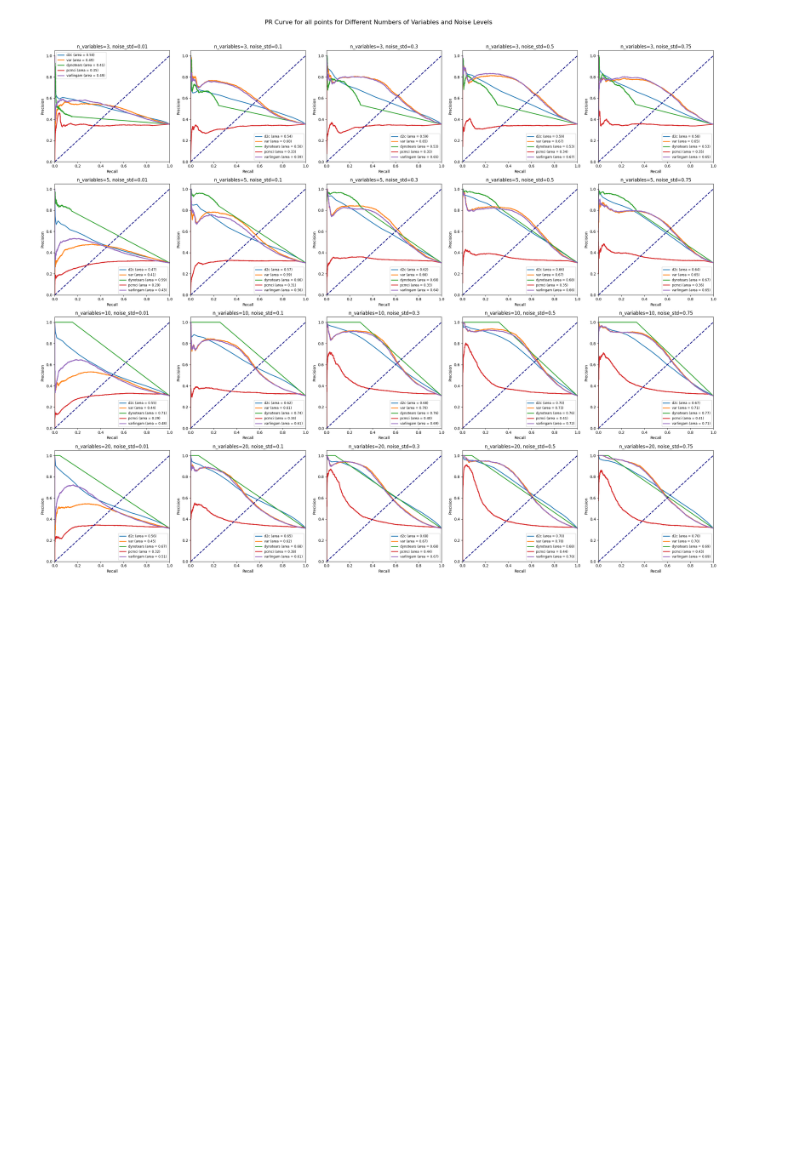
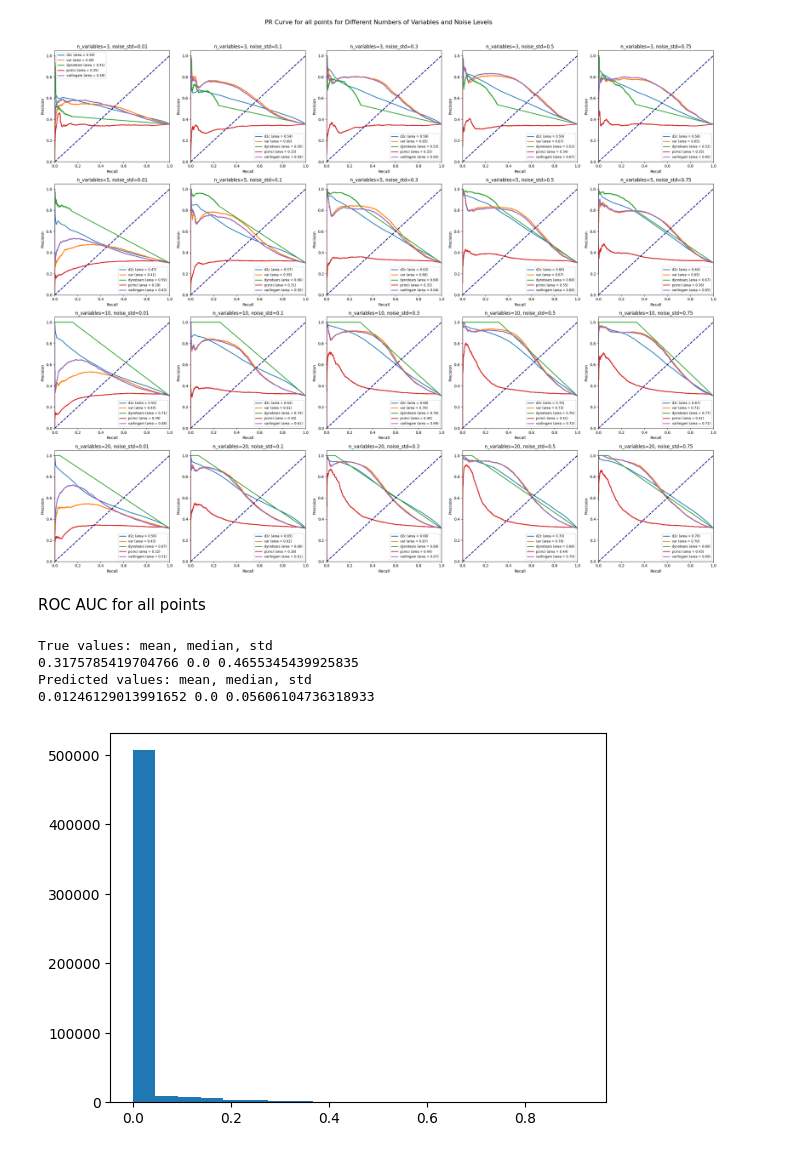
Before and after one commit to gmpal/D2CPY, a Jupyter notebook: notebooks/08_plotting_auc.ipynb, the cells around one changed output. Drawn from its saved outputs; the diff is of its cells as text; code cells hidden in the pictures; blank space fills up the shorter version.

```diff
--- a/notebooks/08_plotting_auc.ipynb
+++ b/notebooks/08_plotting_auc.ipynb
@@ -95,3 +95,45 @@ plt.savefig(os.path.join('..','results','metrics','auc_plots','pr_auc.png'))
 plt.show()
 # %% [output]
 [figure]
+# %% [markdown]
+ ROC AUC for all points
+# %%
+import numpy as np
+
+# Define the structure of the grid of plots
+n_variables_list = [3, 5, 10, 20]
+noise_std_list = [0.01,0.1,0.3, 0.5, 0.75]
+
+for method in ['d2c', 'var','dynotears','granger','pcmci','varlingam']:
+
+    y_true_s = np.array([])
+    y_score_s = np.array([])
+    for i, n_variables in enumerate(n_variables_list):
+        for j, noise_std in enumerate(noise_std_list):
+            # Determine the current subplot
+
+            pickle_path = os.path.join('..','results', 'predictions', method, f'n{n_variables}_s{noise_std}.pkl')
+
+            with open (pickle_path, 'rb') as f:
+                dfpreds = pickle.load(f)
+
+            y_true = dfpreds['is_causal'].values
+            y_score = dfpreds['predicted_proba'].values
+
+            y_true_s = np.concatenate([y_true_s, y_true])
+            y_score_s = np.concatenate([y_score_s, y_score])
+
+    if method == 'dynotears':
+        print("True values: mean, median, std")
+        print(np.mean(y_true_s),np.median(y_true_s), np.std(y_true_s))
+        print("Predicted values: mean, median, std")
+        print(np.mean(y_score_s),np.median(y_score_s), np.std(y_score_s))
+
+        #distribution of y_score_s
+        plt.hist(y_score_s, bins=20)
+# %% [output]
+True values: mean, median, std
+0.3175785419704766 0.0 0.4655345439925835
+Predicted values: mean, median, std
+0.01246129013991652 0.0 0.05606104736318933
+[figure, added]
```
Also changed, not shown: parts of 5 cells of this notebook, 5 other files.
